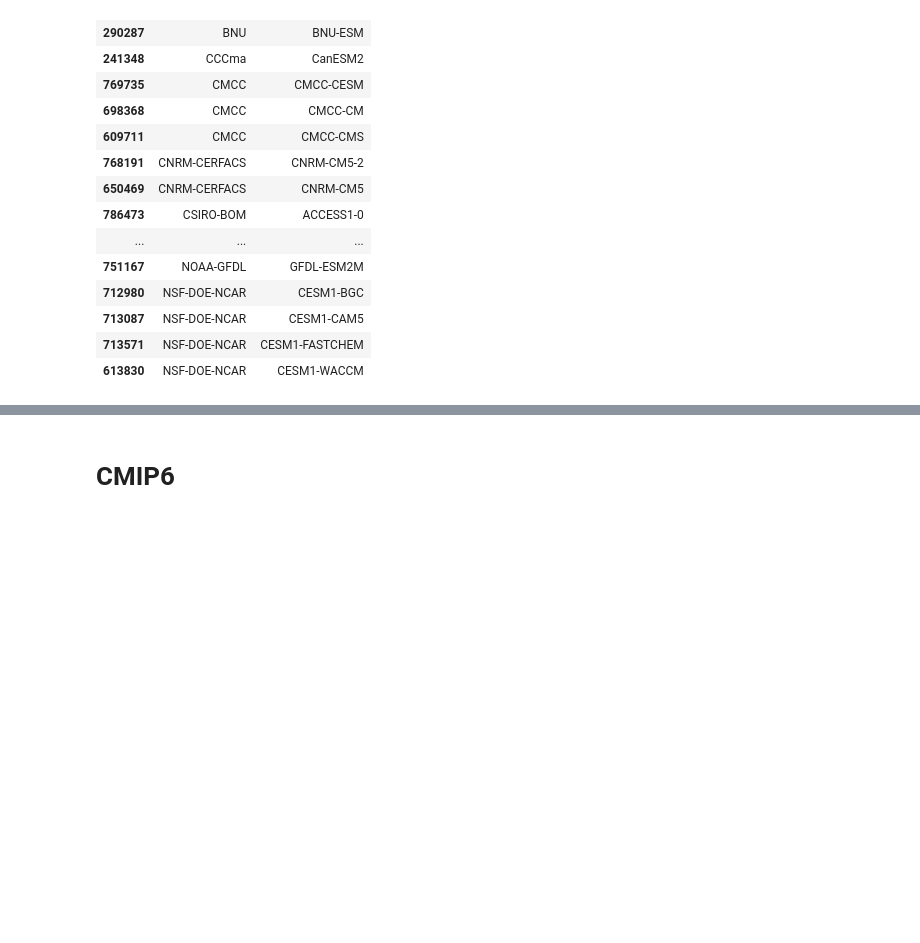
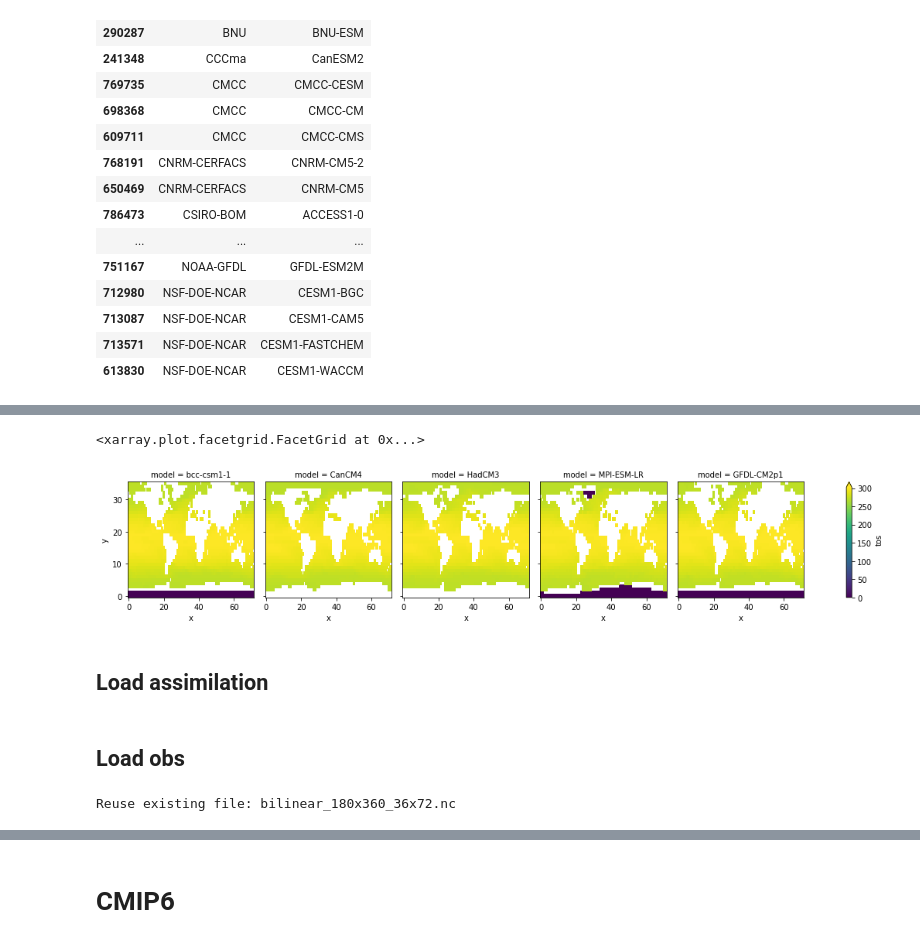
Before and after one commit to aaronspring/pymistral, a Jupyter notebook: notebooks/intake/intake_CMIP.ipynb, the cells around one changed output, grey strips where cells are left out. Drawn from its saved outputs; the diff is of its cells as text; code cells hidden in the pictures; blank space fills up the shorter version.

```diff
--- a/notebooks/intake/intake_CMIP.ipynb
+++ b/notebooks/intake/intake_CMIP.ipynb
@@ -85,0 +260,5 @@ ds.keys()
+# %%
+dcpp.isel(init=0,lead=0).plot(col='model',robust=True)
+# %% [output]
+<xarray.plot.facetgrid.FacetGrid at 0x...>
+[figure, added]
@@ -85,0 +267,4 @@ ds.keys()
+# %% [markdown]
+## Load assimilation
+# %% [markdown]
+## Load obs
@@ -85,0 +278,4 @@ ds.keys()
+# %%
+hadisst = spatial_smoothing(hadisst)
+# %% [output]
+Reuse existing file: bilinear_180x360_36x72.nc
```
Also changed, not shown: parts of 49 cells of this notebook.
